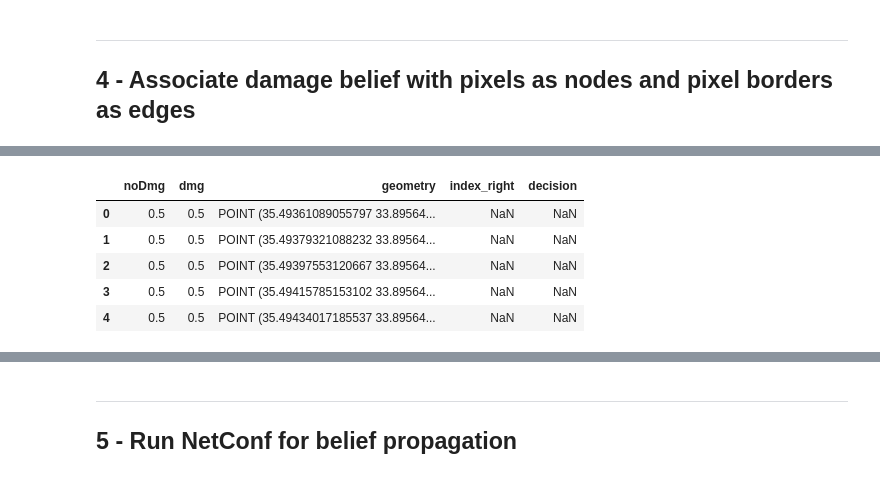
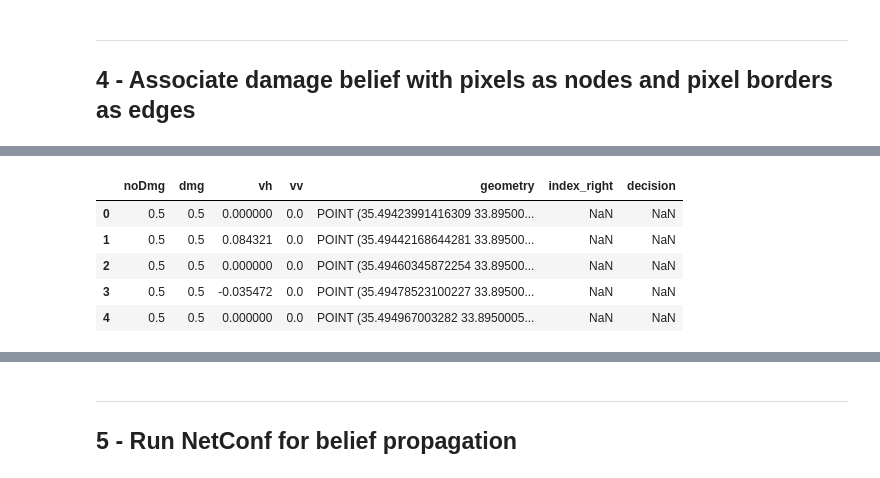
Before and after one commit to luke-scot/damage-assessment, a Jupyter notebook: beirut_netconf.ipynb, the cells around one changed output, grey strips where cells are left out. Saved outputs shown, nothing was run; the diff lists cells and outputs as text; code cells hidden in the pictures.

```diff
--- a/beirut_netconf.ipynb
+++ b/beirut_netconf.ipynb
@@ -31,6 +32,10 @@ buildings = "./data/beirutBuildingFootprints.geojson"
 
 # Damage Assessment variables
 dataFile = "./data/geopalData.csv" # GeoPal data
+
+# A priori damage beliefs (green, yellow, red decisions)
+gb, yb, rb = 0.1, 0.7, 0.95
+ratioWeight = 1
 # %% [markdown]
 _____________
 ## 1 - Import Datasets
@@ -188,22 +193,22 @@ Job ID: 257c973f2472e3f24693c3401d1c7996b7571b2e4c5258d6
 bounds = AOI.bounds
 longs, lats = np.linspace(bounds[0],bounds[2],change.geocontext['arr_shape'][1]), np.linspace(bounds[3],bounds[1],change.geocontext['arr_shape'][0])
 xm, ym = np.meshgrid(longs,lats)
-initial = gpd.GeoDataFrame(pd.DataFrame(np.ones([len(longs)*len(lats),2])*0.5, columns = ['noDmg','dmg']), geometry=gpd.points_from_xy(xm.reshape(-1), ym.reshape(-1)),crs={'init': 'epsg:4326'})
+initial = gpd.GeoDataFrame(pd.DataFrame(np.concatenate((np.ones([len(longs)*len(lats),2])*0.5, change.ndarray[0].reshape(-1,1), change.ndarray[1].reshape(-1,1)), axis=1), columns = ['noDmg','dmg','vh','vv']), geometry=gpd.points_from_xy(xm.reshape(-1), ym.reshape(-1)),crs={'init': 'epsg:4326'})
 # %%
 # Assign updated beliefs to pixels within assessed building footprints
 nodes = gpd.sjoin(initial, joint[['geometry','decision']], how='left', op='within')
 nodes = nodes[~nodes.index.duplicated(keep='first')]
-nodes.loc[nodes.decision == 'GREEN (inspected) أخضر (تم دراسته)', ['noDmg', 'dmg']] = 0.9, 0.1
-nodes.loc[nodes.decision == 'YELLOW (restricted use) أصفر (لا يصلح للسكن)', ['noDmg', 'dmg']] = 0.2, 0.8
-nodes.loc[nodes.decision == 'RED (unsafe/evacuate) أحمر (غير آمن/للاخلاء)ء', ['noDmg', 'dmg']] = 0.05, 0.95
+nodes.loc[nodes.decision == 'GREEN (inspected) أخضر (تم دراسته)', ['noDmg', 'dmg']] = 1-gb, gb
+nodes.loc[nodes.decision == 'YELLOW (restricted use) أصفر (لا يصلح للسكن)', ['noDmg', 'dmg']] = 1-yb, yb
+nodes.loc[nodes.decision == 'RED (unsafe/evacuate) أحمر (غير آمن/للاخلاء)ء', ['noDmg', 'dmg']] = 1-rb, rb
 nodes.head()
 # %% [output]
-|  | noDmg | dmg | geometry | index_right | decision |
-| 0 | 0.5 | 0.5 | POINT (35.49361089055797 33.89564... | NaN | NaN |
-| 1 | 0.5 | 0.5 | POINT (35.49379321088232 33.89564... | NaN | NaN |
-| 2 | 0.5 | 0.5 | POINT (35.49397553120667 33.89564... | NaN | NaN |
-| 3 | 0.5 | 0.5 | POINT (35.49415785153102 33.89564... | NaN | NaN |
-| 4 | 0.5 | 0.5 | POINT (35.49434017185537 33.89564... | NaN | NaN |
+|  | noDmg | dmg | vh | vv | geometry | index_right | decision |
+| 0 | 0.5 | 0.5 | 0.000000 | 0.0 | POINT (35.49423991416309 33.89500... | NaN | NaN |
+| 1 | 0.5 | 0.5 | 0.084321 | 0.0 | POINT (35.49442168644281 33.89500... | NaN | NaN |
+| 2 | 0.5 | 0.5 | 0.000000 | 0.0 | POINT (35.49460345872254 33.89500... | NaN | NaN |
+| 3 | 0.5 | 0.5 | -0.035472 | 0.0 | POINT (35.49478523100227 33.89500... | NaN | NaN |
+| 4 | 0.5 | 0.5 | 0.000000 | 0.0 | POINT (35.494967003282 33.8950005... | NaN | NaN |
 # %%
 # Create edges between nodes - i.e. adjacent pixels
 edges = []
```
Also changed, not shown: parts of 7 cells of this notebook, 3 other files.
